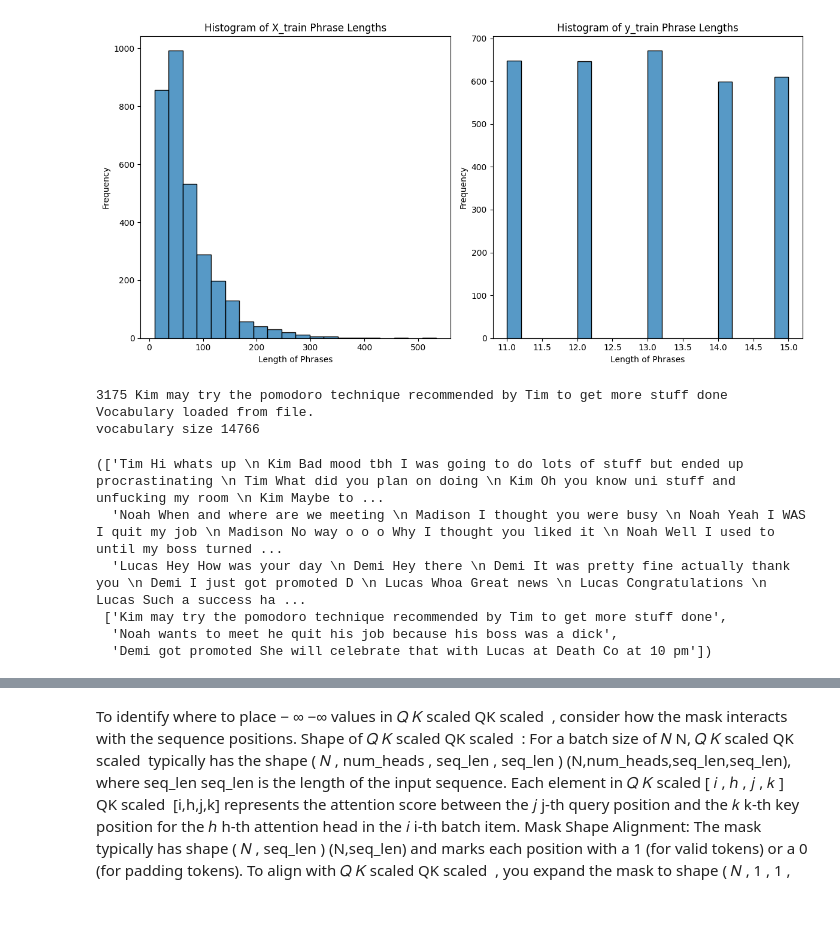
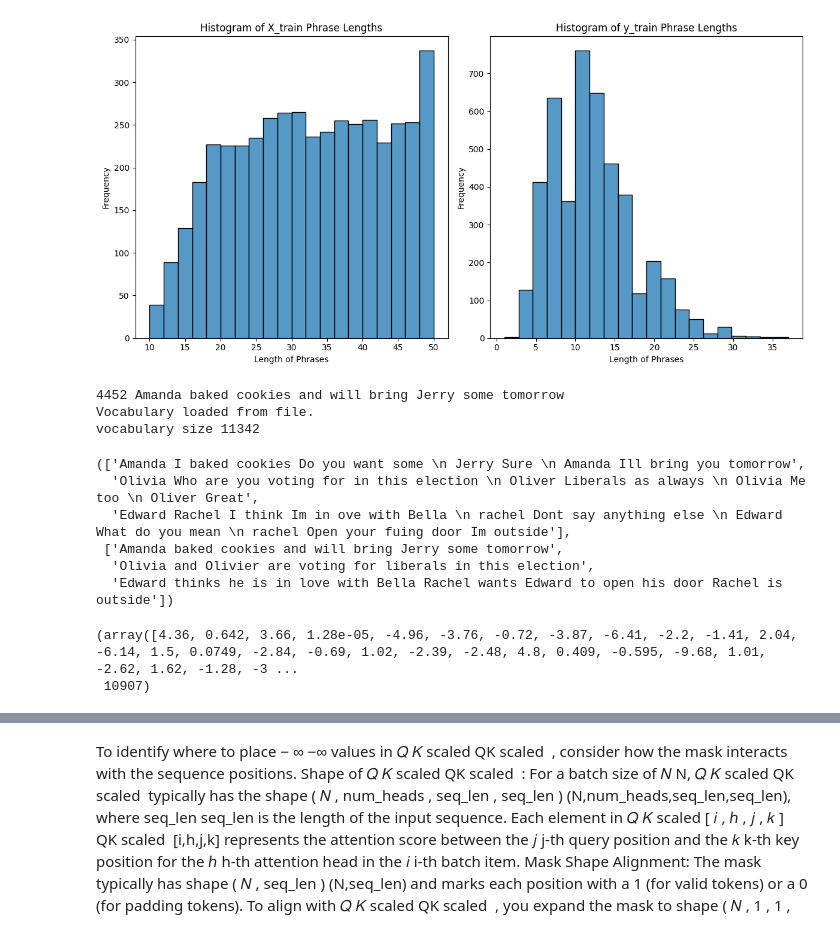
Before and after one commit to DSun91/LLMs-From-Scratch, a Jupyter notebook: Transformer_Attention_all_you_need.ipynb, the cells around one changed output, grey strips where cells are left out. Cells and saved outputs as stored; diff of their text form; code cells hidden in the pictures.

```diff
--- a/Transformer_Attention_all_you_need.ipynb
+++ b/Transformer_Attention_all_you_need.ipynb
@@ -1261,13 +1312,13 @@ X_train = [re.findall(r'\[.*?\]|\w+|[^\w\s]|\n', x) for x in X_train]
 y_train = [re.findall(r'\[.*?\]|\w+|[^\w\s]|\n', y) for y in y_train]
 
 
-min_v = 11
-max_v = 15
+min_v = 10
+max_v = 50
 
 
+y_train = [y_train[i] for i in sample if len(X_train[i]) <= max_v and len(X_train[i]) >= min_v]
+X_train = [X_train[i] for i in sample if len(X_train[i]) <= max_v and len(X_train[i]) >= min_v]
 
-X_train = [X_train[i] for i in sample if len(y_train[i]) <= max_v and len(y_train[i]) >= min_v]
-y_train = [y_train[i] for i in sample if len(y_train[i]) <= max_v and len(y_train[i]) >= min_v]
 
 
 # Calculate lengths of the tokenized phrases
@@ -1280,47 +1331,55 @@ def plot_lenghts(X_train,y_train):
     plt.figure(figsize=(12, 6))
 
     # Histogram for X_train lengths
     plt.subplot(1, 2, 1)
     sns.histplot(X_lengths, bins=20, kde=False)
     plt.title('Histogram of X_train Phrase Lengths')
     plt.xlabel('Length of Phrases')
     plt.ylabel('Frequency')
 
     # Histogram for y_train lengths
     plt.subplot(1, 2, 2)
     sns.histplot(y_lengths, bins=20, kde=False)
     plt.title('Histogram of y_train Phrase Lengths')
     plt.xlabel('Length of Phrases')
     plt.ylabel('Frequency')
 
     # Display the plots
     plt.tight_layout()
     plt.show()
 
 #X_train=[i[::-1] for i in y_train]
 plot_lenghts(X_train,y_train)
 
 
 X_train=[" ".join(x) for x in X_train]
 y_train=[" ".join(y) for y in y_train]
 
 print(len(y_train),y_train[0])
-name=f"vocabolary_full5i{max_v}{min_v}"
+name=f"vocabolary_fultest{max_v}{min_v}"
 vocabulary=create_complete_vocabulary(X_train, y_train,max_v,name)
+index_based_vocabulary=dict()
+for word,(vect,pos) in vocabulary.items():
+    index_based_vocabulary[pos]=word
 # %% [output]
-[figure, old version]
+[figure, new version]
-3175 Kim may try the pomodoro technique recommended by Tim to get more stuff done
+4452 Amanda baked cookies and will bring Jerry some tomorrow
 Vocabulary loaded from file.
-vocabulary size 14766
+vocabulary size 11342
 # %%
 X_train[0:3],y_train[0:3]
 # %% [output]
-(['Tim Hi whats up \n Kim Bad mood tbh I was going to do lots of stuff but ended up procrastinating \n Tim What did you plan on doing \n Kim Oh you know uni stuff and unfucking my room \n Kim Maybe to ...
-  'Noah When and where are we meeting \n Madison I thought you were busy \n Noah Yeah I WAS I quit my job \n Madison No way o o o Why I thought you liked it \n Noah Well I used to until my boss turned ...
-  'Lucas Hey How was your day \n Demi Hey there \n Demi It was pretty fine actually thank you \n Demi I just got promoted D \n Lucas Whoa Great news \n Lucas Congratulations \n Lucas Such a success ha ...
- ['Kim may try the pomodoro technique recommended by Tim to get more stuff done',
-  'Noah wants to meet he quit his job because his boss was a dick',
-  'Demi got promoted She will celebrate that with Lucas at Death Co at 10 pm'])
+(['Amanda I baked cookies Do you want some \n Jerry Sure \n Amanda Ill bring you tomorrow',
+  'Olivia Who are you voting for in this election \n Oliver Liberals as always \n Olivia Me too \n Oliver Great',
+  'Edward Rachel I think Im in ove with Bella \n rachel Dont say anything else \n Edward What do you mean \n rachel Open your fuing door Im outside'],
+ ['Amanda baked cookies and will bring Jerry some tomorrow',
+  'Olivia and Olivier are voting for liberals in this election',
+  'Edward thinks he is in love with Bella Rachel wants Edward to open his door Rachel is outside'])
+# %%
+vocabulary["hi"]
+# %% [output]
+(array([4.36, 0.642, 3.66, 1.28e-05, -4.96, -3.76, -0.72, -3.87, -6.41, -2.2, -1.41, 2.04, -6.14, 1.5, 0.0749, -2.84, -0.69, 1.02, -2.39, -2.48, 4.8, 0.409, -0.595, -9.68, 1.01, -2.62, 1.62, -1.28, -3 ...
+ 10907)
 # %%
 len(X_train),len(vocabulary)
 # %% [output]
```
Also changed, not shown: parts of 11 cells of this notebook, 1 other file.
